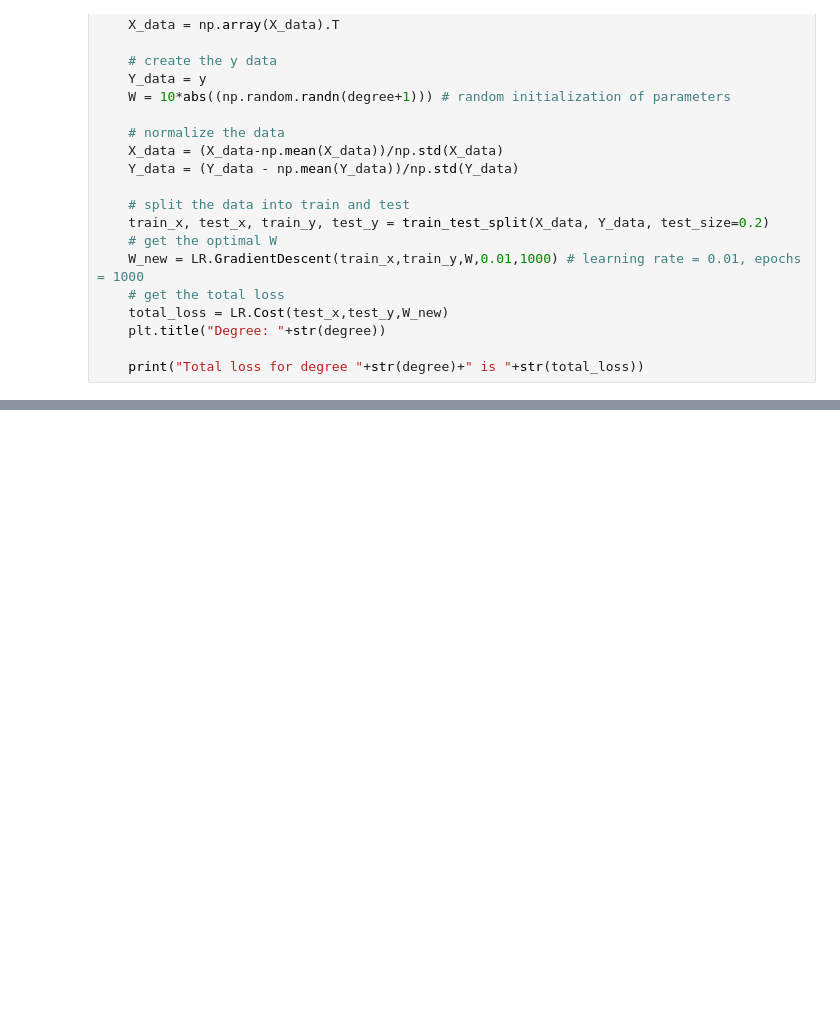
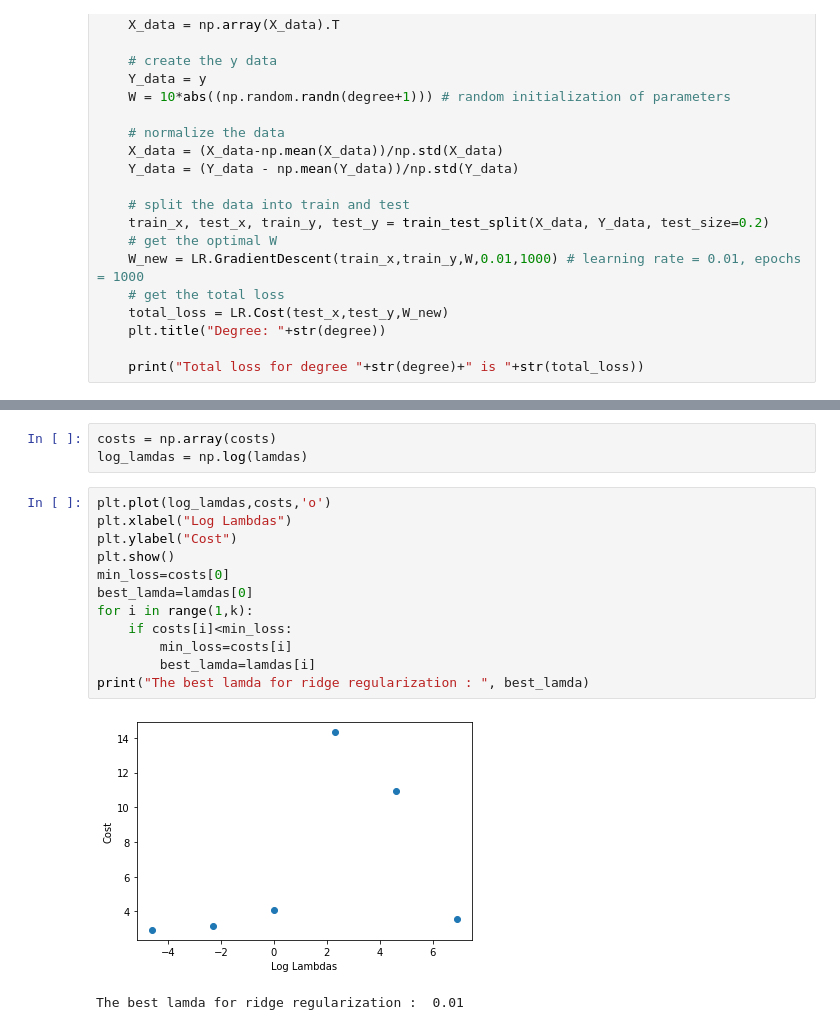
Before and after one commit to AniketChaudhri/CS331-Machine-Learning, a Jupyter notebook: Lab5/regularization.ipynb, the cells around one changed output, grey strips where cells are left out. Saved outputs shown, nothing was run; the diff lists cells and outputs as text; blank space fills up the shorter version.

```diff
--- a/Lab5/regularization.ipynb
+++ b/Lab5/regularization.ipynb
@@ -190,0 +461,18 @@ Total loss for degree 10 is 2.9033516496340828
+# %%
+costs = np.array(costs)
+log_lamdas = np.log(lamdas)
+# %%
+plt.plot(log_lamdas,costs,'o')
+plt.xlabel("Log Lambdas")
+plt.ylabel("Cost")
+plt.show()
+min_loss=costs[0]
+best_lamda=lamdas[0]
+for i in range(1,k):
+    if costs[i]<min_loss:
+        min_loss=costs[i]
+        best_lamda=lamdas[i]
+print("The best lamda for ridge regularization : ", best_lamda)
+# %% [output]
+[figure, added]
+The best lamda for ridge regularization :  0.01
```
Also changed, not shown: parts of 33 cells of this notebook, 2 other files.
